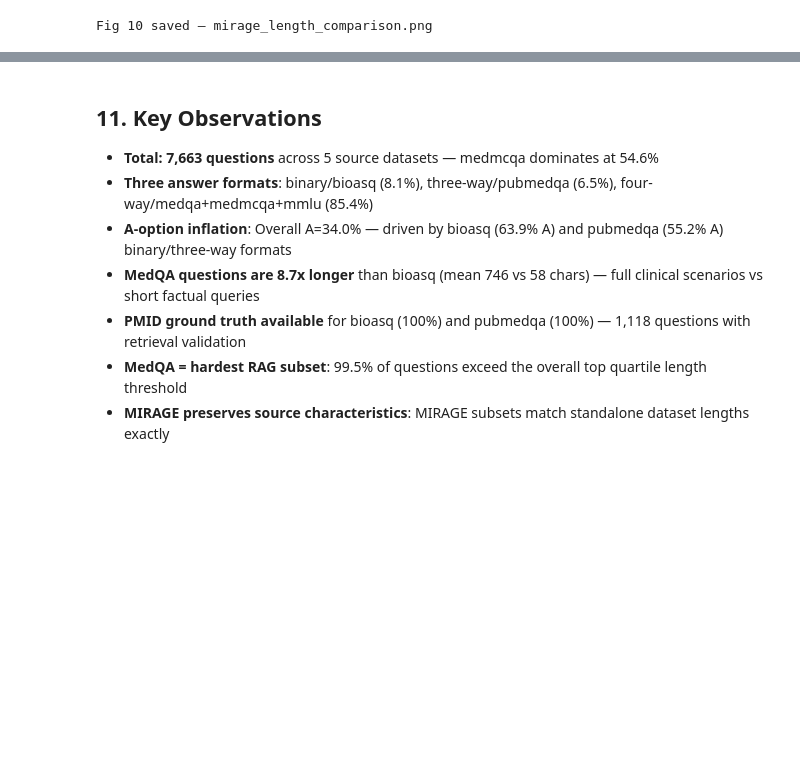
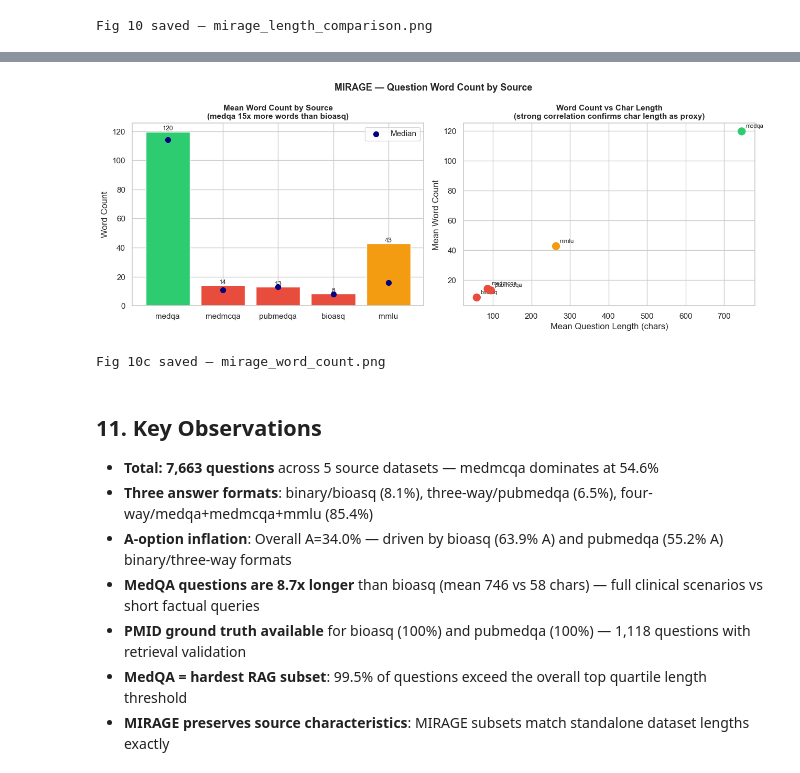
Before and after one commit to nithinnarla/oracle-rag-pipeline, a Jupyter notebook: notebooks/eda_mirage.ipynb, the cells around one changed output, grey strips where cells are left out. Cells and saved outputs as stored; diff of their text form; code cells hidden in the pictures; blank space fills up the shorter version.

```diff
--- a/notebooks/eda_mirage.ipynb
+++ b/notebooks/eda_mirage.ipynb
@@ -384,3 +442,39 @@ Fig 10 saved — mirage_length_comparison.png
+# %%
+# Word count by source — matches script section
+df['q_words'] = df['question'].astype(str).str.split().str.len()
+
+word_stats = df.groupby('source')['q_words'].agg(['mean','median','max']).reindex(SOURCE_ORDER)
+
+fig, axes = plt.subplots(1, 2, figsize=(13, 5))
+
+colors = ['#e74c3c' if m < 15 else '#f39c12' if m < 50 else '#2ecc71'
+          for m in word_stats['mean']]
+bars = axes[0].bar(SOURCE_ORDER, word_stats['mean'], color=colors, edgecolor='white')
+axes[0].scatter(SOURCE_ORDER, word_stats['median'], color='navy', zorder=5, s=50, label='Median')
+for i, (src, mean, med) in enumerate(zip(SOURCE_ORDER, word_stats['mean'], word_stats['median'])):
+    axes[0].text(i, mean + 1, f'{mean:.0f}', ha='center', fontsize=9)
+axes[0].set_title('Mean Word Count by Source\n(medqa 15x more words than bioasq)', fontsize=11, fontweight='bold')
+axes[0].set_ylabel('Word Count')
+axes[0].legend()
+
+# Word count vs char length correlation
+char_means = df.groupby('source')['q_len'].mean().reindex(SOURCE_ORDER)
+word_means = word_stats['mean']
+axes[1].scatter(char_means, word_means, color=colors, s=100, zorder=5)
+for src, x, y in zip(SOURCE_ORDER, char_means, word_means):
+    axes[1].annotate(src, (x, y), textcoords='offset points', xytext=(5,5), fontsize=8)
+axes[1].set_title('Word Count vs Char Length\n(strong correlation confirms char length as proxy)', fontsize=11, fontweight='bold')
+axes[1].set_xlabel('Mean Question Length (chars)')
+axes[1].set_ylabel('Mean Word Count')
+
+plt.suptitle('MIRAGE — Question Word Count by Source', fontsize=13, fontweight='bold')
+plt.tight_layout()
+plt.savefig('../figures/eda/mirage_word_count.png', dpi=150, bbox_inches='tight')
+plt.show()
+print('Fig 10c saved — mirage_word_count.png')
+# %% [output]
+[figure, added]
+Fig 10c saved — mirage_word_count.png
 # %% [markdown]
 ## 11. Key Observations
 
```
Also changed, not shown: parts of 3 cells of this notebook, 3 other files.
